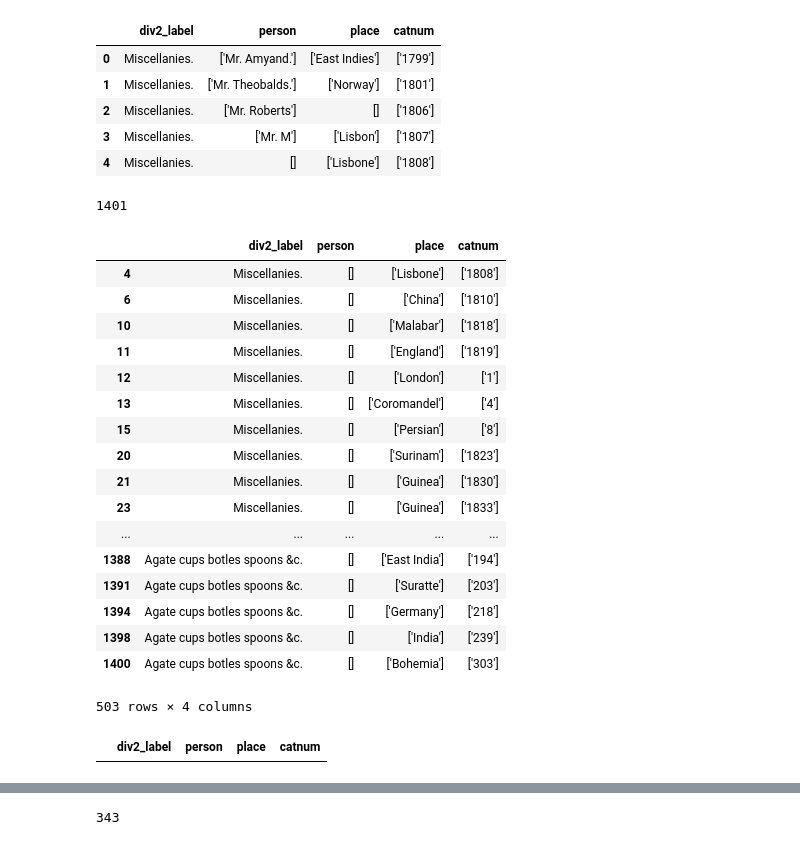
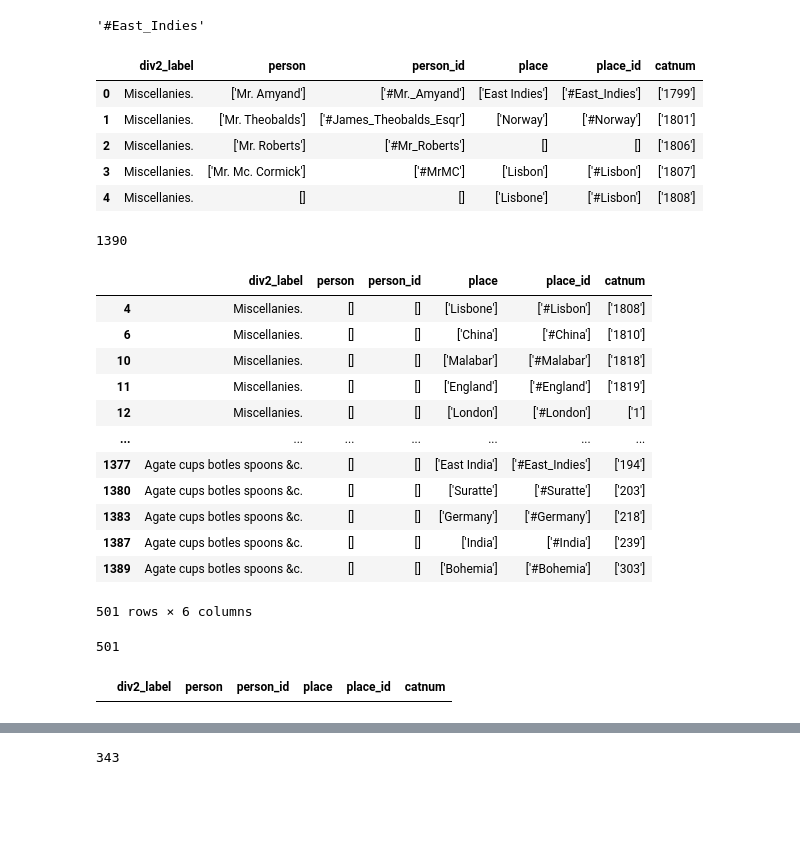
Before and after one commit to Violin1208/sloane, a Jupyter notebook: place_person_analysis.ipynb, the cells around one changed output, grey strips where cells are left out. Cells and saved outputs as stored; diff of their text form; code cells hidden in the pictures; blank space fills up the shorter version.

Commit message:
update notebooks with underlined and sorting of dataframes

```diff
--- a/place_person_analysis.ipynb
+++ b/place_person_analysis.ipynb
@@ -8,7 +8,7 @@ import re
 import csv
 import pandas as pd
 # %%
-path = '/Users/deborahleem/Documents/1_PhD/SloaneDBwork19/Miscellanies5Ah_MASTER_fixed_whitespaceDL.xml'
+path = '/Users/deborahleem/Documents/1_PhD/XMLSloane2021/output_person_place_misc_cleaned_up_25042021.xml'
 doc = etree.parse(open(path))
 root = doc.getroot()
 # %%
@@ -87,3 +87,12 @@ def cleanup_catnum(text):
     text = re.sub(r'[ ✓\t\n.\-_?]+\*', "*", text)
     text = text.replace('. ', ' ')
     return text
+# %%
+# load the json dicts for idmap (placename)
+import json
+
+with open('place_id_map.json') as json_file:
+    idmap = json.load(json_file)
+
+with open('person_id_map.json') as json_file:
+    idmap_person = json.load(json_file)
@@ -94,6 +117,7 @@ people_csv_data = []
 # labels = set()
 
 for div3 in root.iter("{*}div3"):
+#     import pdb; pdb.set_trace()
     persons = list(div3.iter('{*}persName'))
     places = list(div3.iter('{*}placeName'))
     catnums = list(div3.iter('{*}catnum'))
@@ -116,23 +140,30 @@ for div3 in root.iter("{*}div3"):
         res["div2_label"] = label
         div3_text = ''.join(div3.itertext())
 
+        person_id_res = []
         person_res = []
         for person in persons:
             name = re.sub(r'\s+', " ", ''.join(person.itertext()))
             name = re.sub(r'^\s+', '', name)
             name = re.sub(r'\s+$', '', name)
             person_res.append(name)
+            person_id_res.append(idmap_person.get(name))
 
         res["person"] = person_res
+        res["person_id"] = person_id_res
+
 
         places_res = []
+        place_id_res = []
         for place in places:
             name = re.sub(r'\s+', " ", ''.join(place.itertext()))
             name = re.sub(r'^\s+', '', name)
             name = re.sub(r'\s+$', '', name)
             places_res.append(name)
+            place_id_res.append(idmap.get(name.lower(), None))
 
         res["place"] = places_res
+        res['place_id'] = place_id_res
 
         catnum_res = []
 
@@ -151,42 +202,40 @@ for div3 in root.iter("{*}div3"):
+# %%
+idmap.get('East Indies'.lower())
+# %% [output]
+'#East_Indies'
 # %%
 # Create the dataframe and populate based on the dictionary
 
-df = pd.DataFrame({'div2_label': [], 'person': [], 'place': [], 'catnum': []})
+df = pd.DataFrame({'div2_label': [], 'person': [], 'person_id': [], 'place': [], 'place_id': [], 'catnum': []})
 for row in people_csv_data:
-    df = df.append({'div2_label': row['div2_label'], 'person': str(row['person']), 'place': str(row['place']), 'catnum': str(row['catnum'])}, ignore_index=True)
+    df = df.append({'div2_label': row['div2_label'], 'person': str(row['person']), 'person_id': str(row['person_id']),'place': str(row['place']), 'place_id': str(row['place_id']), 'catnum': str(row['catnum'])}, ignore_index=True)
 df.head()
 # %% [output]
-|  | div2_label | person | place | catnum |
-| 0 | Miscellanies. | ['Mr. Amyand.'] | ['East Indies'] | ['1799'] |
-| 1 | Miscellanies. | ['Mr. Theobalds.'] | ['Norway'] | ['1801'] |
-| 2 | Miscellanies. | ['Mr. Roberts'] | [] | ['1806'] |
-| 3 | Miscellanies. | ['Mr. M'] | ['Lisbon'] | ['1807'] |
-| 4 | Miscellanies. | [] | ['Lisbone'] | ['1808'] |
+|  | div2_label | person | person_id | place | place_id | catnum |
+| 0 | Miscellanies. | ['Mr. Amyand'] | ['#Mr._Amyand'] | ['East Indies'] | ['#East_Indies'] | ['1799'] |
+| 1 | Miscellanies. | ['Mr. Theobalds'] | ['#James_Theobalds_Esqr'] | ['Norway'] | ['#Norway'] | ['1801'] |
+| 2 | Miscellanies. | ['Mr. Roberts'] | ['#Mr_Roberts'] | [] | [] | ['1806'] |
+| 3 | Miscellanies. | ['Mr. Mc. Cormick'] | ['#MrMC'] | ['Lisbon'] | ['#Lisbon'] | ['1807'] |
+| 4 | Miscellanies. | [] | [] | ['Lisbone'] | ['#Lisbon'] | ['1808'] |
 # %%
 # number of records
 len(df)
 # %% [output]
-1401
+1390
 # %%
 # records with no person. No of records with place name only.
 df[df.person == '[]']
-# len(df[df.person == '[]'])
 # %% [output]
-|  | div2_label | person | place | catnum |
-| 4 | Miscellanies. | [] | ['Lisbone'] | ['1808'] |
-| 6 | Miscellanies. | [] | ['China'] | ['1810'] |
-| 10 | Miscellanies. | [] | ['Malabar'] | ['1818'] |
-| 11 | Miscellanies. | [] | ['England'] | ['1819'] |
-| 12 | Miscellanies. | [] | ['London'] | ['1'] |
-| 13 | Miscellanies. | [] | ['Coromandel'] | ['4'] |
-| 15 | Miscellanies. | [] | ['Persian'] | ['8'] |
-| 20 | Miscellanies. | [] | ['Surinam'] | ['1823'] |
-| 21 | Miscellanies. | [] | ['Guinea'] | ['1830'] |
-| 23 | Miscellanies. | [] | ['Guinea'] | ['1833'] |
-| ... | ... | ... | ... | ... |
-| 1388 | Agate cups botles spoons &c. | [] | ['East India'] | ['194'] |
-| 1391 | Agate cups botles spoons &c. | [] | ['Suratte'] | ['203'] |
-| 1394 | Agate cups botles spoons &c. | [] | ['Germany'] | ['218'] |
-| 1398 | Agate cups botles spoons &c. | [] | ['India'] | ['239'] |
-| 1400 | Agate cups botles spoons &c. | [] | ['Bohemia'] | ['303'] |
+|  | div2_label | person | person_id | place | place_id | catnum |
+| 4 | Miscellanies. | [] | [] | ['Lisbone'] | ['#Lisbon'] | ['1808'] |
+| 6 | Miscellanies. | [] | [] | ['China'] | ['#China'] | ['1810'] |
+| 10 | Miscellanies. | [] | [] | ['Malabar'] | ['#Malabar'] | ['1818'] |
+| 11 | Miscellanies. | [] | [] | ['England'] | ['#England'] | ['1819'] |
+| 12 | Miscellanies. | [] | [] | ['London'] | ['#London'] | ['1'] |
+| ... | ... | ... | ... | ... | ... | ... |
+| 1377 | Agate cups botles spoons &c. | [] | [] | ['East India'] | ['#East_Indies'] | ['194'] |
+| 1380 | Agate cups botles spoons &c. | [] | [] | ['Suratte'] | ['#Suratte'] | ['203'] |
+| 1383 | Agate cups botles spoons &c. | [] | [] | ['Germany'] | ['#Germany'] | ['218'] |
+| 1387 | Agate cups botles spoons &c. | [] | [] | ['India'] | ['#India'] | ['239'] |
+| 1389 | Agate cups botles spoons &c. | [] | [] | ['Bohemia'] | ['#Bohemia'] | ['303'] |
-503 rows × 4 columns
+501 rows × 6 columns
@@ -195,8 +242,13 @@ df[df.person == '[]']
+# %%
+
+len(df[df.person == '[]'])
+# %% [output]
+501
 # %%
 # records with no person or place
 df[(df.person == '[]') & (df.place == "[]")]
 # %% [output]
-|  | div2_label | person | place | catnum |
+|  | div2_label | person | person_id | place | place_id | catnum |
 # %%
 # records with no place. Total no of records with person only.
 len(df[df.place == "[]"])
```
Also changed, not shown: parts of 20 cells of this notebook, 8 other files.
